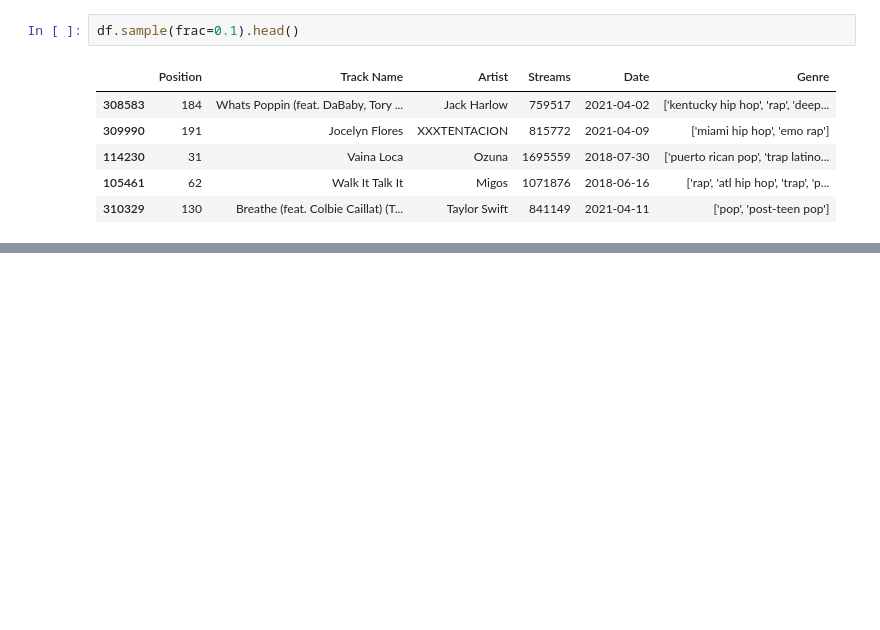
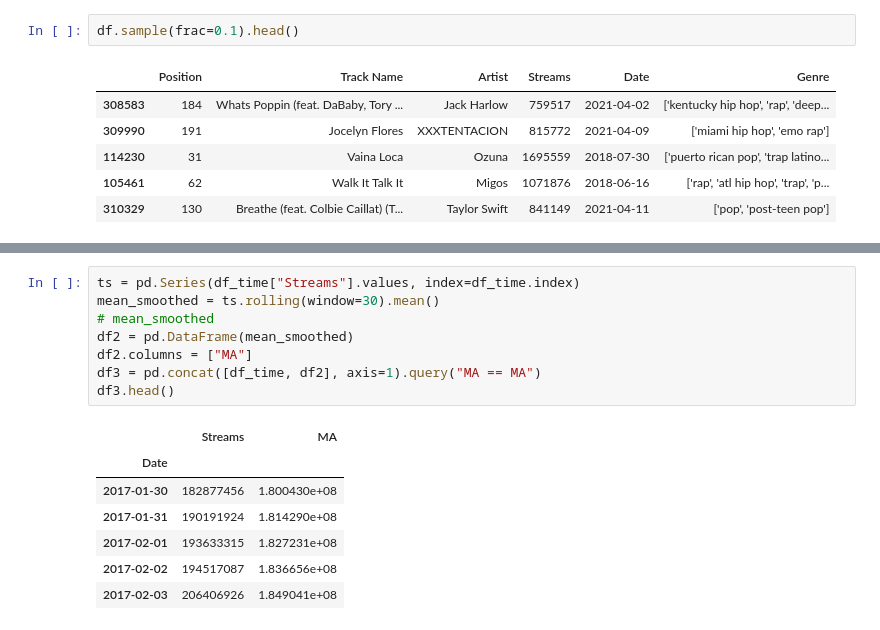
Before and after one commit to Trickster2038/researchSpotify, a Jupyter notebook: research.ipynb, the cells around one changed output, grey strips where cells are left out. Saved outputs shown, nothing was run; the diff lists cells and outputs as text; blank space fills up the shorter version.

```diff
--- a/research.ipynb
+++ b/research.ipynb
@@ -31,0 +50,16 @@ df.sample(frac=0.1).head()
+# %%
+ts = pd.Series(df_time["Streams"].values, index=df_time.index)
+mean_smoothed = ts.rolling(window=30).mean()
+# mean_smoothed
+df2 = pd.DataFrame(mean_smoothed)
+df2.columns = ["MA"]
+df3 = pd.concat([df_time, df2], axis=1).query("MA == MA")
+df3.head()
+# %% [output]
+|  | Streams | MA |
+| Date |  |  |
+| 2017-01-30 | 182877456 | 1.800430e+08 |
+| 2017-01-31 | 190191924 | 1.814290e+08 |
+| 2017-02-01 | 193633315 | 1.827231e+08 |
+| 2017-02-02 | 194517087 | 1.836656e+08 |
+| 2017-02-03 | 206406926 | 1.849041e+08 |
```
Also changed, not shown: parts of 4 cells of this notebook.
